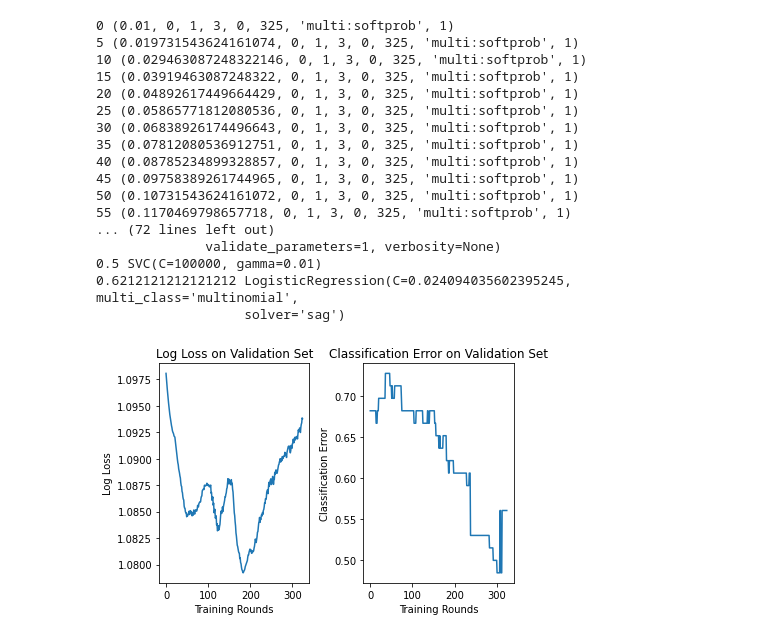
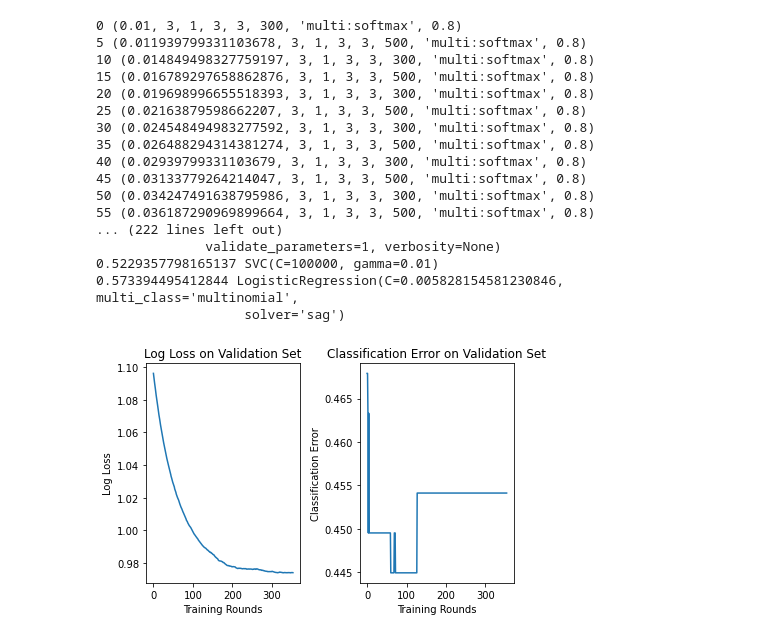
Before and after one commit to spsinha/Prem-Match-Classifier, a Jupyter notebook: classifier.ipynb, the cells around one changed output. Cells and saved outputs as stored; diff of their text form; code cells hidden in the pictures.

Commit message:
used data from other seasons

```diff
--- a/classifier.ipynb
+++ b/classifier.ipynb
@@ -19,5 +19,7 @@ weight = np.array([.05, .1, .2, .3, .35])
 #weight = [.15,.35,.5]
 #weight = [.01,.04,.05,.1,.2,.3,.3]
 dir_name = os.getcwd()
-csv = dir_name + '/data/match_stats.csv'
-data = pd.read_csv(csv)
+data = pd.DataFrame()
+for suffix in ['16-17', '17-18', '18-19']:
+    csv = dir_name + '/data/match_stats' +'_'+ suffix + '.csv'
+    data = pd.concat((data, pd.read_csv(csv))).reset_index(drop=True)
@@ -151,68 +182,68 @@ def tune_hyperparams(mod, Xtr, ytr, Xval, yval, param_grid, fit_param_dic):
 #Note parameters were tuned one, or two at time to cut down on computation time, so the grid does not reflect all values
 #tested
 param_grids = {'xgb':
-               {'subsample': [1],
-                'gamma':[0],
+               {'subsample': [.8],
+                'gamma': [3],
                 'lambda': [1],
-                'eta': np.linspace(1e-2,.3,150), 'n_estimators': [325],
-                'min_child_weight': [0], 'max_depth': [3],
-                'objective': ['multi:softprob'] },
+                'eta': np.linspace(1e-2, .3, 300), 'n_estimators': [300, 500],
+                'min_child_weight': [3], 'max_depth': [3],
+                'objective': ['multi:softmax'] },
                'svc':
                {'C': [100000], 'gamma': [.01], 'kernel':['rbf']},
                'softmax':
-               {'C': np.geomspace(1e-2, 1e-1, 200), 'multi_class': ['multinomial'], 'solver': ['sag']}
+               {'C': np.geomspace(1e-3, 1e-1, 500), 'multi_class': ['multinomial'], 'solver': ['sag']}
             }
 optimal_mods = []
 mods = [('xgb', XGBClassifier(use_label_encoder=False)), ('svc', SVC()), ('softmax', LogisticRegression())]
 for name, mod in mods:
     fit_params = {}
     if name == 'xgb':
-        fit_params = {'clf__early_stopping_rounds': 150, 'clf__eval_set': [(X_val.values, y_val.values)],
-                      'clf__eval_metric':['mlogloss','merror'], 'clf__verbose':False}
+        fit_params = {'clf__early_stopping_rounds': 25, 'clf__eval_set': [(X_val.values, y_val.values)],
+                      'clf__eval_metric':['merror','mlogloss'], 'clf__verbose':False}
     val_scores, best_params = tune_hyperparams(mod, X_tr, y_tr, X_val, y_val, param_grids[name], fit_params)
     print(best_params)
     pipe = Pipeline(steps=[('scaler', preprocessing.StandardScaler()), (name, mod.set_params(**best_params))])
     optimal_mods.append(pipe)
 top_score = 0
 for mod in optimal_mods:
     mod.fit(pd.concat((X_tr, X_val)), pd.concat((y_tr, y_val)))  #refit best models on training and validation sets
     test_score = mod.score(X_tst, y_tst)
     print(test_score, mod[1])
     if test_score >= top_score:
         best_mod = mod
         top_score = test_score
 
 
 #Plot validation loss to see if early stopping is needed
 fig, ax = plt.subplots(1,2)
 eval_res = optimal_mods[0]['xgb'].evals_result()
 ax[0].plot(range(0, len(eval_res['validation_0']['mlogloss'])), eval_res['validation_0']['mlogloss'])
 ax[1].plot(range(0, len(eval_res['validation_0']['merror'])), eval_res['validation_0']['merror'])
 ax[0].set(xlabel = 'Training Rounds', ylabel = 'Log Loss')
 ax[1].set(xlabel='Training Rounds', ylabel='Classification Error')
 ax[0].set_title('Log Loss on Validation Set')
 ax[1].set_title('Classification Error on Validation Set')
 plt.tight_layout()
 plt.show()
 # %% [output]
-0 (0.01, 0, 1, 3, 0, 325, 'multi:softprob', 1)
-5 (0.019731543624161074, 0, 1, 3, 0, 325, 'multi:softprob', 1)
-10 (0.029463087248322146, 0, 1, 3, 0, 325, 'multi:softprob', 1)
-15 (0.03919463087248322, 0, 1, 3, 0, 325, 'multi:softprob', 1)
-20 (0.04892617449664429, 0, 1, 3, 0, 325, 'multi:softprob', 1)
-25 (0.05865771812080536, 0, 1, 3, 0, 325, 'multi:softprob', 1)
-30 (0.06838926174496643, 0, 1, 3, 0, 325, 'multi:softprob', 1)
-35 (0.07812080536912751, 0, 1, 3, 0, 325, 'multi:softprob', 1)
-40 (0.08785234899328857, 0, 1, 3, 0, 325, 'multi:softprob', 1)
-45 (0.09758389261744965, 0, 1, 3, 0, 325, 'multi:softprob', 1)
-50 (0.10731543624161072, 0, 1, 3, 0, 325, 'multi:softprob', 1)
-55 (0.1170469798657718, 0, 1, 3, 0, 325, 'multi:softprob', 1)
-... (72 lines left out)
+0 (0.01, 3, 1, 3, 3, 300, 'multi:softmax', 0.8)
+5 (0.011939799331103678, 3, 1, 3, 3, 500, 'multi:softmax', 0.8)
+10 (0.014849498327759197, 3, 1, 3, 3, 300, 'multi:softmax', 0.8)
+15 (0.016789297658862876, 3, 1, 3, 3, 500, 'multi:softmax', 0.8)
+20 (0.019698996655518393, 3, 1, 3, 3, 300, 'multi:softmax', 0.8)
+25 (0.02163879598662207, 3, 1, 3, 3, 500, 'multi:softmax', 0.8)
+30 (0.024548494983277592, 3, 1, 3, 3, 300, 'multi:softmax', 0.8)
+35 (0.026488294314381274, 3, 1, 3, 3, 500, 'multi:softmax', 0.8)
+40 (0.02939799331103679, 3, 1, 3, 3, 300, 'multi:softmax', 0.8)
+45 (0.03133779264214047, 3, 1, 3, 3, 500, 'multi:softmax', 0.8)
+50 (0.034247491638795986, 3, 1, 3, 3, 300, 'multi:softmax', 0.8)
+55 (0.036187290969899664, 3, 1, 3, 3, 500, 'multi:softmax', 0.8)
+... (222 lines left out)
               validate_parameters=1, verbosity=None)
-0.5 SVC(C=100000, gamma=0.01)
-0.6212121212121212 LogisticRegression(C=0.024094035602395245, multi_class='multinomial',
+0.5229357798165137 SVC(C=100000, gamma=0.01)
+0.573394495412844 LogisticRegression(C=0.005828154581230846, multi_class='multinomial',
                    solver='sag')
-[figure, old version]
+[figure, new version]
 # %%
 def simple_strat(row):
     '''
```
Also changed, not shown: parts of 4 cells of this notebook.
